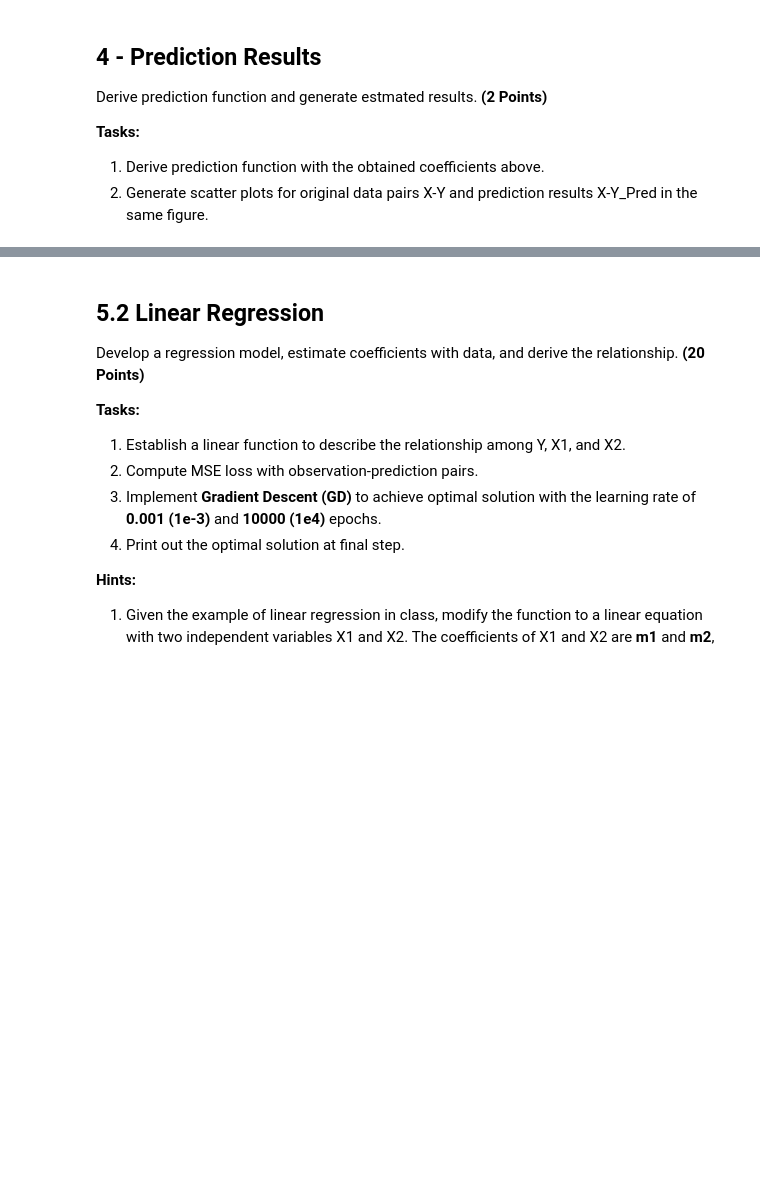
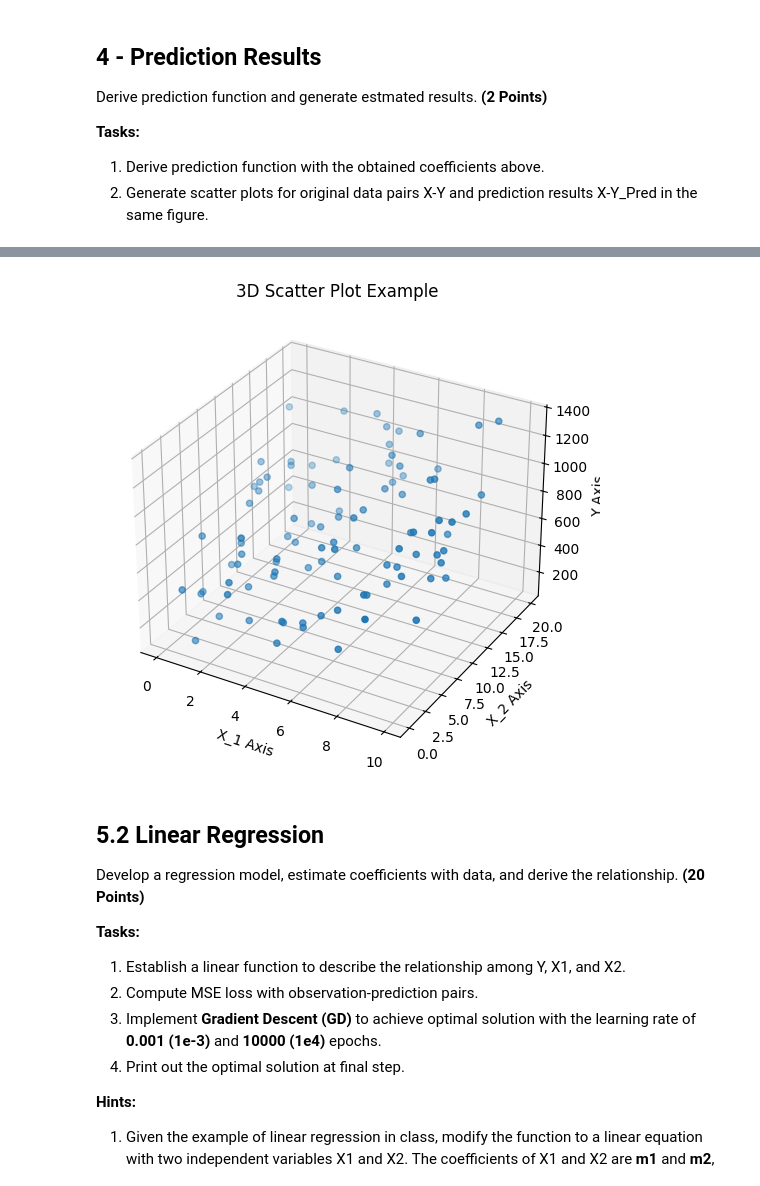
Before and after one commit to jakedog17/COP4630_HW1_Coding, a Jupyter notebook: HW1-Coding/Homework_01.ipynb, the cells around one changed output, grey strips where cells are left out. Saved outputs shown, nothing was run; the diff lists cells and outputs as text; code cells hidden in the pictures; blank space fills up the shorter version.

```diff
--- a/HW1-Coding/Homework_01.ipynb
+++ b/HW1-Coding/Homework_01.ipynb
@@ -96,6 +165,38 @@ Prepare the data for regression task. **(8 Points)**
 ![](https://drive.google.com/uc?export=view&id=1OwHP0g-K2um-LnKiDhE6UfkDFxk4Opce)
 # %%
 # Coding here
+# %%
+# Coding here
+
+data_file_twoVar = "/content/HW1_ProgramData/data_two_variables.csv"
+
+
+data_twoVar = pd.read_csv(data_file_twoVar)
+X_1 = data_twoVar.iloc[:, 0]
+X_2 = data_twoVar.iloc[:, 1]
+Y = data_twoVar.iloc[:, 2]
+
+
+#Create Scatterplot
+
+# Initialize 3D figure and axes
+fig = plt.figure(figsize=(6, 6))
+ax = fig.add_subplot(projection='3d')
+
+# Create the 3D scatter plot
+scatter = ax.scatter(X_1, X_2, Y)
+
+# Label axes
+ax.set_xlabel('X_1 Axis')
+ax.set_ylabel('X_2 Axis')
+ax.set_zlabel('Y Axis')
+ax.set_title('3D Scatter Plot Example')
+
+
+
+plt.show()
+# %% [output]
+[figure, added]
 # %% [markdown]
 
 ## 5.2 Linear Regression
```
Also changed, not shown: parts of 13 cells of this notebook.
